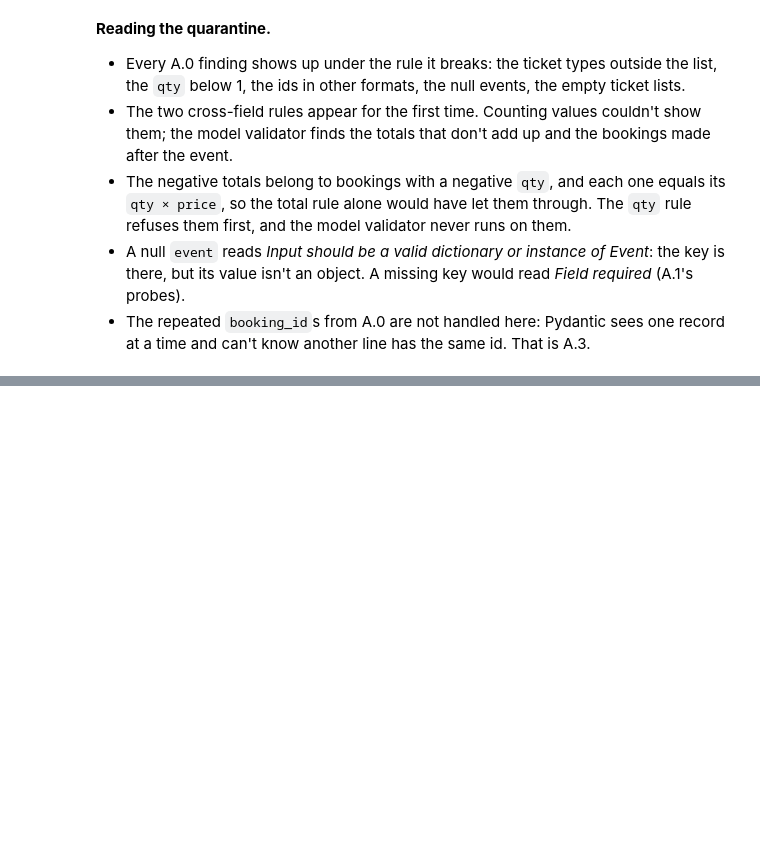
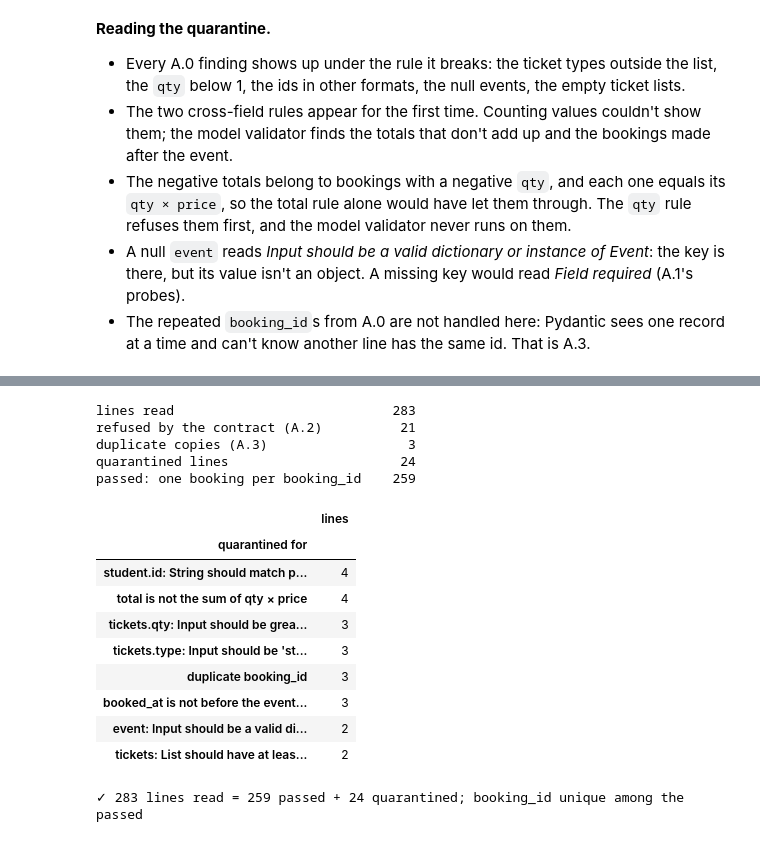
Before and after one commit to DanEhab/daniel-ehab_58-3825_MET-02_task2, a Jupyter notebook: task2.ipynb, the cells around one changed output, grey strips where cells are left out. Saved outputs shown, nothing was run; the diff lists cells and outputs as text; code cells hidden in the pictures; blank space fills up the shorter version.

```diff
--- a/task2.ipynb
+++ b/task2.ipynb
@@ -700,0 +737,18 @@ passed bookings with a negative total: 0
+# %%
+def keep_first(passed, lines):
+    """Keep the first copy of each booking_id, in file order. Returns (valid, duplicates)."""
+    valid, duplicates, seen = [], [], set()
+    for n, booking in passed:
+        if booking.booking_id in seen:
+            duplicates.append({"line": n, "booking_id": booking.booking_id, "reasons": ["duplicate booking_id"],
+                               "record": json.loads(lines[n - 1])})
+        else:
+            seen.add(booking.booking_id)
+            valid.append((n, booking))
+    return valid, duplicates
+
+
+valid, duplicates = keep_first(passed, lines)
+print("passed:", len(passed), "| kept:", len(valid), "| duplicate copies:", len(duplicates))
+pd.DataFrame([{"line": d["line"], "booking_id": d["booking_id"], "reasons": "; ".join(d["reasons"])} for d in duplicates],
+             columns=["line", "booking_id", "reasons"])
@@ -700,0 +765,13 @@ passed bookings with a negative total: 0
+# %%
+QUARANTINE_FILE = "quarantine.jsonl"
+
+all_quarantined = sorted(quarantine + duplicates, key=lambda q: q["line"])
+with open(QUARANTINE_FILE, "w", encoding="utf-8", newline="\n") as f:
+    for q in all_quarantined:
+        f.write(json.dumps(q, ensure_ascii=False) + "\n")
+
+with open(QUARANTINE_FILE, encoding="utf-8") as f:
+    read_back = [json.loads(line) for line in f]
+assert read_back == all_quarantined, "the file must hold exactly the quarantined lines"
+print(QUARANTINE_FILE, "holds", len(read_back), "lines; the first one:")
+print(json.dumps(read_back[0], ensure_ascii=False)[:300] if read_back else "(empty)")
@@ -700,0 +785,40 @@ passed bookings with a negative total: 0
+# %%
+report = pd.Series({
+    "lines read": len(lines),
+    "refused by the contract (A.2)": len(quarantine),
+    "duplicate copies (A.3)": len(duplicates),
+    "quarantined lines": len(all_quarantined),
+    "passed: one booking per booking_id": len(valid),
+}, name="lines")
+print(report.to_string(), "\n")
+
+per_reason = Counter(reason for q in all_quarantined for reason in q["reasons"])
+pd.Series(per_reason, dtype="int64", name="lines").sort_values(ascending=False).rename_axis("quarantined for").to_frame()
+# %% [output]
+lines read                            283
+refused by the contract (A.2)          21
+duplicate copies (A.3)                  3
+quarantined lines                      24
+passed: one booking per booking_id    259
+|  | lines |
+| quarantined for |  |
+| student.id: String should match p... | 4 |
+| total is not the sum of qty × price | 4 |
+| tickets.qty: Input should be grea... | 3 |
+| tickets.type: Input should be 'st... | 3 |
+| duplicate booking_id | 3 |
+| booked_at is not before the event... | 3 |
+| event: Input should be a valid di... | 2 |
+| tickets: List should have at leas... | 2 |
+# %%
+# ✓ check
+valid_lines = {n for n, _ in valid}
+quarantined_lines = {q["line"] for q in all_quarantined}
+assert len(lines) == len(valid) + len(all_quarantined), "every line is either passed or quarantined"
+assert valid_lines.isdisjoint(quarantined_lines) and valid_lines | quarantined_lines == set(range(1, len(lines) + 1))
+assert len({b.booking_id for _, b in valid}) == len(valid), "booking_id is unique among the passed bookings"
+assert sum(per_reason.values()) == sum(len(q["reasons"]) for q in all_quarantined)
+print("✓", len(lines), "lines read =", len(valid), "passed +", len(all_quarantined), "quarantined;",
+      "booking_id unique among the passed")
+# %% [output]
+✓ 283 lines read = 259 passed + 24 quarantined; booking_id unique among the passed
```
Also changed, not shown: parts of 8 cells of this notebook, 1 other file.
